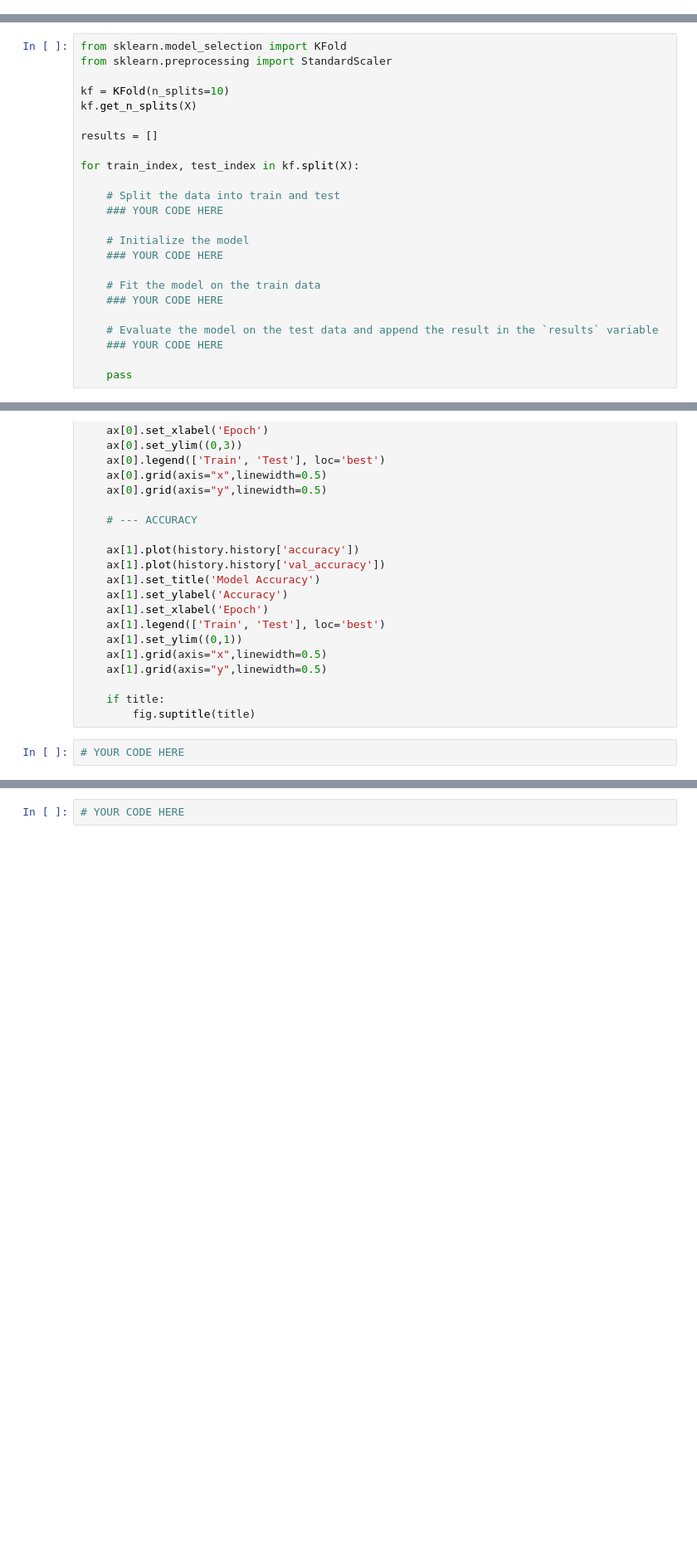
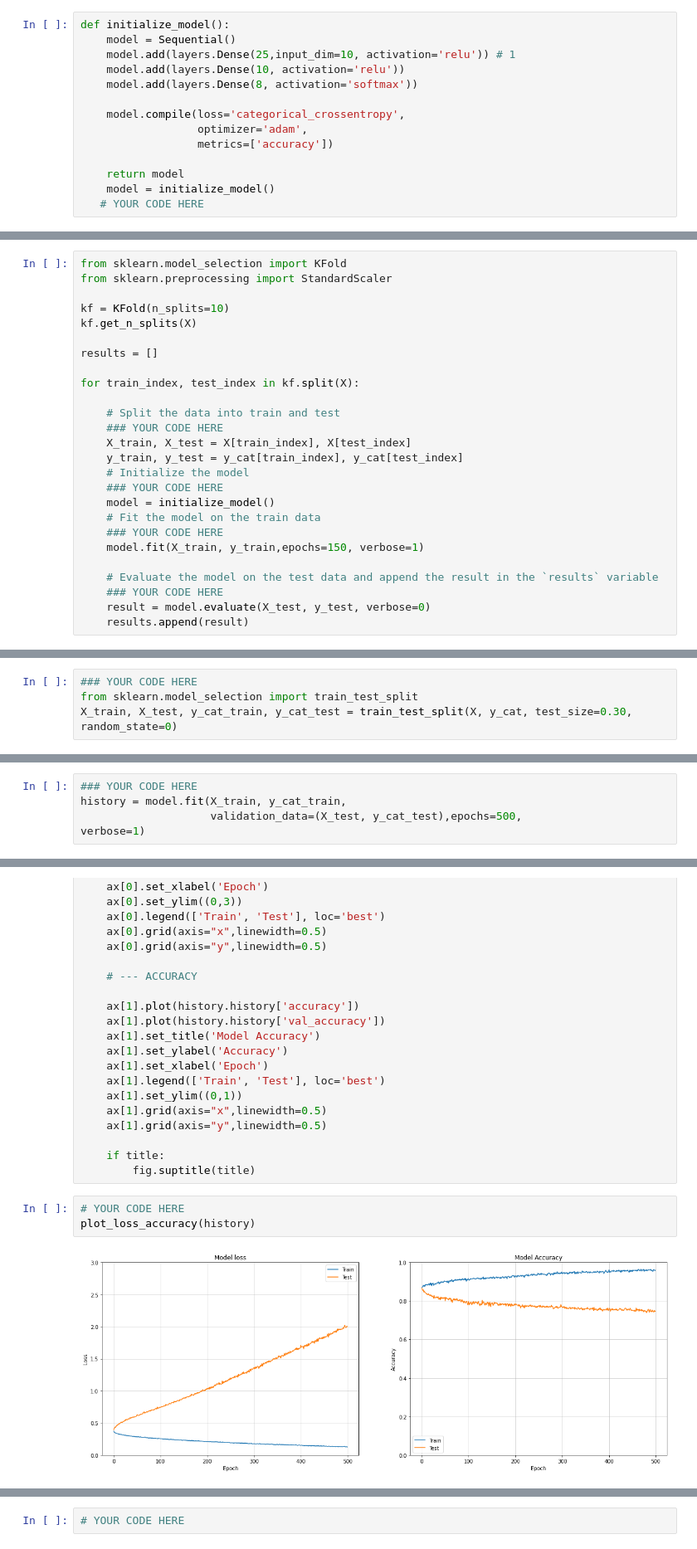
Before and after one commit to selmalopez/data-challenges, a Jupyter notebook: 06-Deep-Learning/02-Optimizer-loss-and-fitting/02-How-to-properly-prevent-overfitting/how_to_properly_prevent_overfitting.ipynb, the cells around one changed output, grey strips where cells are left out. Shown: that part at 83% size. Cells and saved outputs as stored; diff of their text form; blank space fills up the shorter version.

```diff
--- a/06-Deep-Learning/02-Optimizer-loss-and-fitting/02-How-to-properly-prevent-overfitting/how_to_properly_prevent_overfitting.ipynb
+++ b/06-Deep-Learning/02-Optimizer-loss-and-fitting/02-How-to-properly-prevent-overfitting/how_to_properly_prevent_overfitting.ipynb
@@ -60,3 +78,17 @@ def initialize_model():
+# %%
+def initialize_model():
+    model = Sequential()
+    model.add(layers.Dense(25,input_dim=10, activation='relu')) # 1
+    model.add(layers.Dense(10, activation='relu'))
+    model.add(layers.Dense(8, activation='softmax'))
+
+    model.compile(loss='categorical_crossentropy',
+                  optimizer='adam',
+                  metrics=['accuracy'])
+
+    return model
+    model = initialize_model()
+   # YOUR CODE HERE
 # %% [markdown]
 Here, we will do a proper cross validation.
 
@@ -78,14 +110,16 @@ for train_index, test_index in kf.split(X):
 
     # Split the data into train and test
     ### YOUR CODE HERE
-
+    X_train, X_test = X[train_index], X[test_index]
+    y_train, y_test = y_cat[train_index], y_cat[test_index]
     # Initialize the model
     ### YOUR CODE HERE
-
+    model = initialize_model()
     # Fit the model on the train data
     ### YOUR CODE HERE
+    model.fit(X_train, y_train,epochs=150, verbose=1)
 
     # Evaluate the model on the test data and append the result in the `results` variable
     ### YOUR CODE HERE
-
-    pass
+    result = model.evaluate(X_test, y_test, verbose=0)
+    results.append(result)
@@ -104,3 +169,7 @@ for train_index, test_index in kf.split(X):
+# %%
+### YOUR CODE HERE
+from sklearn.model_selection import train_test_split
+X_train, X_test, y_cat_train, y_cat_test = train_test_split(X, y_cat, test_size=0.30, random_state=0)
 # %% [markdown]
 ## Part II : Stop the learning process before overfitting
 
@@ -111,0 +179,5 @@ Let's first show that if we train the model for too long, too many epochs, it wi
+# %%
+### YOUR CODE HERE
+history = model.fit(X_train, y_cat_train,
+                    validation_data=(X_test, y_cat_test),epochs=500,
+verbose=1)
@@ -147,6 +239,9 @@ def plot_loss_accuracy(history, title=None):
         fig.suptitle(title)
 # %%
 # YOUR CODE HERE
+plot_loss_accuracy(history)
+# %% [output]
+[figure, added]
 # %% [markdown]
 We clearly see that the number of epochs we chose has a great influence on the final results:
 
```
Also changed, not shown: parts of 24 cells of this notebook.
